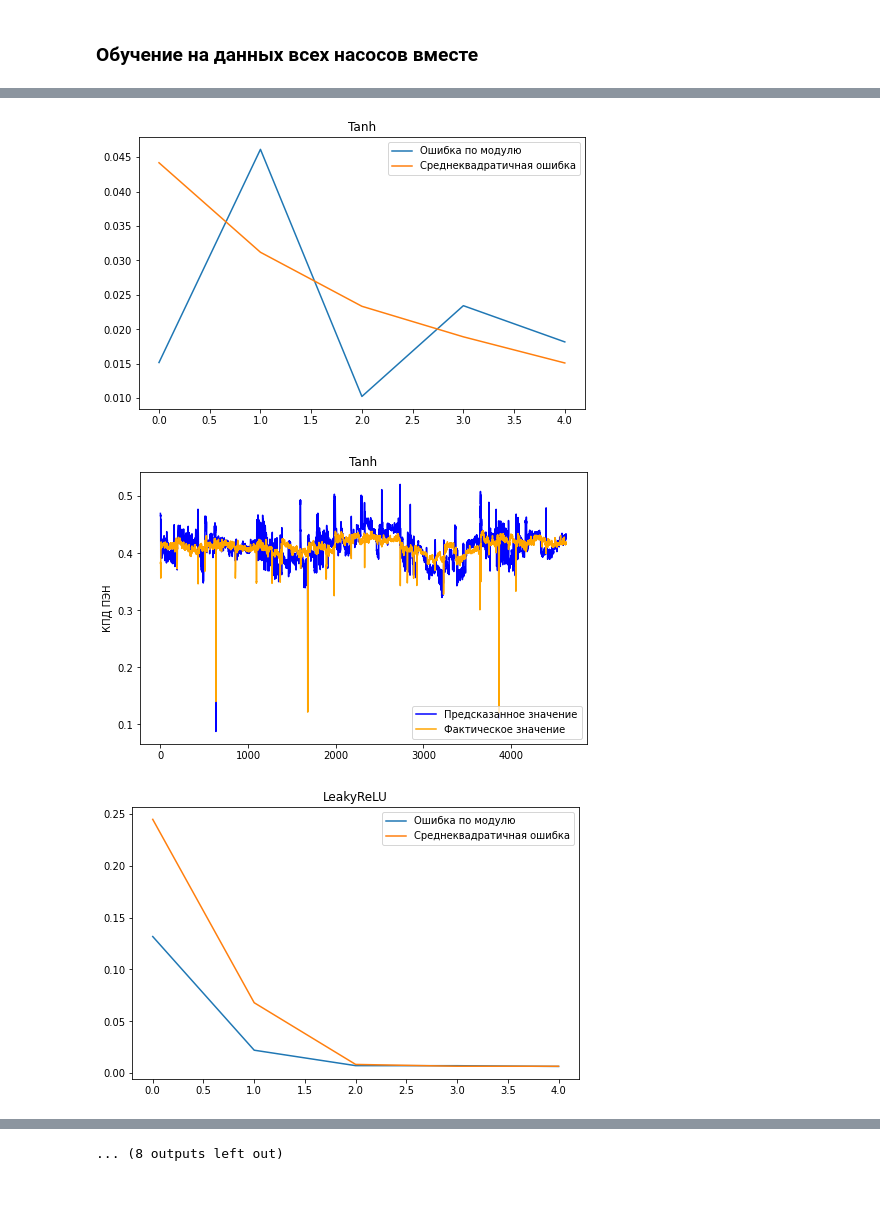
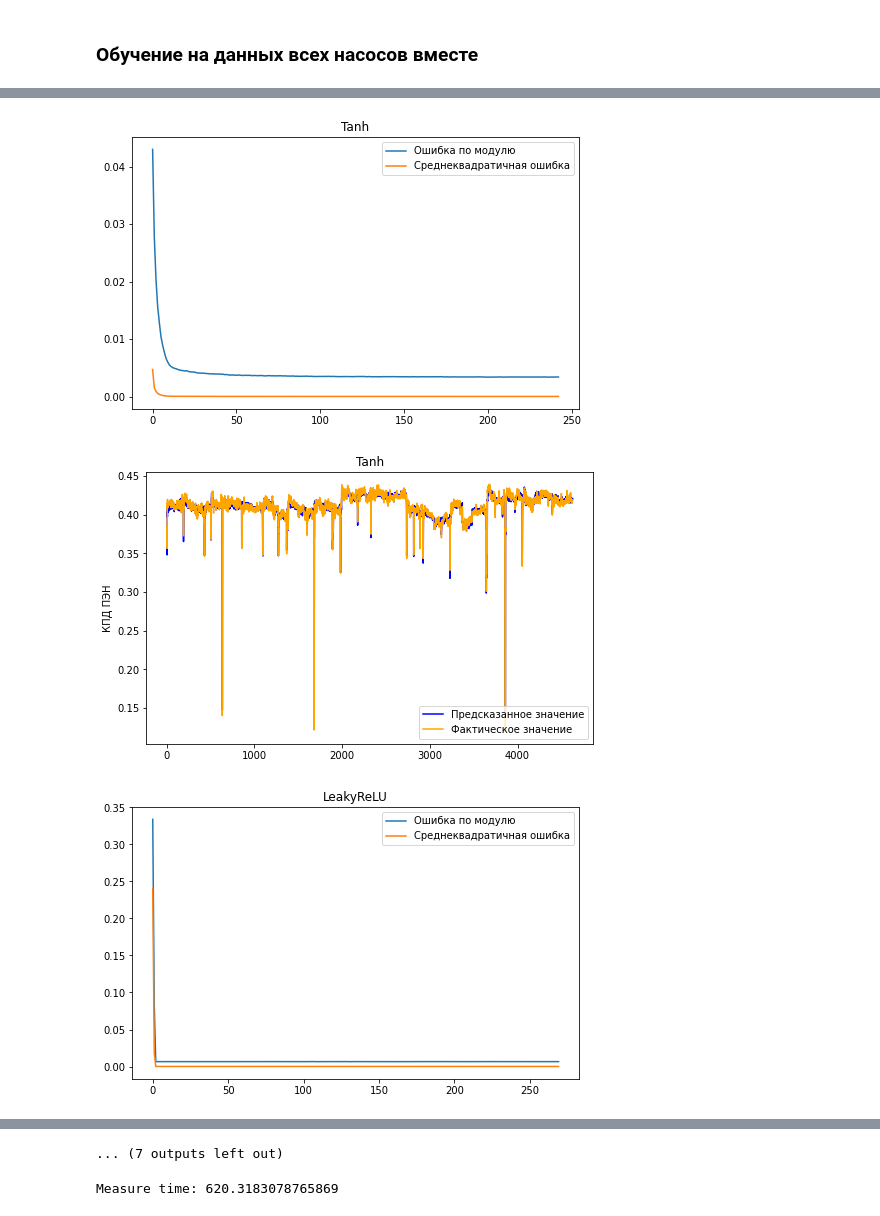
Before and after one commit to edodo1337/diplom, a Jupyter notebook: research/Диплом copy.ipynb, the cells around one changed output, grey strips where cells are left out. Saved outputs shown, nothing was run; the diff lists cells and outputs as text; code cells hidden in the pictures.

```diff
--- a/research/Диплом copy.ipynb
+++ b/research/Диплом copy.ipynb
@@ -1272,10 +1272,11 @@ from tensorflow.keras.layers import LeakyReLU
 start_time = time()
 
 class NNTrainer:
-    def __init__(self, title, EPOCHS=5, patience=500):
+    def __init__(self, title, EPOCHS=3000, patience=200):
         self.EPOCHS = EPOCHS
         self.patience = patience
         self.title = title
+        self.model = None
 
     def build_model(self, train_dataset):
         pass
@@ -1300,7 +1301,7 @@ class NNTrainer:
         EPOCHS = self.EPOCHS
         patience = self.patience
 
-        model = self.build_model(train_dataset)
+        self.model = self.build_model(train_dataset)
 
         early_stop = keras.callbacks.EarlyStopping(monitor='val_loss', patience=patience)
 
@@ -1311,11 +1312,13 @@ class NNTrainer:
                 if epoch%100== 0:
                     print(f"\rProgress {title} {epoch}/{EPOCHS} mae:{logs['mae']}, mse:{logs['mse']}", end='')
 
-        history = model.fit(normed_train_data, train_labels, epochs=EPOCHS,
+        history = self.model.fit(normed_train_data, train_labels, epochs=EPOCHS,
                             validation_split = 0.2, verbose=0, callbacks=[early_stop, PrintDot()])
-        loss, mae, mse = model.evaluate(normed_test_data, test_labels, verbose=2)
+        loss, mae, mse = self.model.evaluate(normed_test_data, test_labels, verbose=2)
         print("Testing set (#{}) MAE: {:5.10f}, MSE: {:5.10f}".format(self.title, mae, mse))
-        test_predictions = model.predict(normed_test_data).flatten()
+        test_predictions = self.model.predict(normed_test_data).flatten()
+
+        self.model.save(self.title)
         return history.history, history.epoch, mae, mse, test_labels, test_predictions
 
 
@@ -1463,9 +1468,9 @@ def plot_history(history, epochs, trainer):
     fig8 = plt.figure()
     ax8 = fig8.add_subplot(111)
 
-    ax8.plot(epochs, history['val_mae'],
+    ax8.plot(epochs, history['mae'],
            label = f'Ошибка по модулю')
-    ax8.plot(epochs, history['mae'],
+    ax8.plot(epochs, history['mse'],
            label= f'Среднеквадратичная ошибка')
     ax8.set_title(trainer.title)
     ax8.legend(loc='upper right')
@@ -1517,11 +1522,12 @@ def calc_and_save(trainers, processes=8):
 
     for results, trainer in zip(_results, trainers):
         plot_after_train(results[4], results[5], results[0], results[1], trainer)
+        out_dict[trainer.title] = (results, trainer)
 
     pool.close()
     pool.join()
 
-    return out_dicts
+    return out_dict
 # %%
 nn_trainer1 = ReLU64_64("ReLU 64-64")
 nn_trainer2 = Sigmoid("Sigmoid")
@@ -1547,6 +1553,7 @@ nn_trainer9 = ReLU12_12_12("ReLU 12-12-12")
 # pump_nn9 = calc_and_save([nn_trainer9])
 # pump_nn9 = pump_nn9[0]
 
-calc_and_save([nn_trainer1, nn_trainer2, nn_trainer3, nn_trainer4, nn_trainer5, nn_trainer6, nn_trainer7,
-               nn_trainer8, nn_trainer9])
+trainers = [nn_trainer1, nn_trainer2, nn_trainer3, nn_trainer4, nn_trainer5, nn_trainer6, nn_trainer7,
+               nn_trainer8, nn_trainer9]
+results_all = calc_and_save(trainers)
 # %% [output]
@@ -1575,3 +1581,3 @@ Testing set (#ReLU 12-12-12) MAE: 0.0062215445, MSE: 0.0000567929
-[figure, old version]
+[figure, new version]
-[figure, old version]
+[figure, new version]
-[figure, old version]
+[figure, new version]
@@ -1582 +1588,5 @@ Testing set (#ReLU 12-12-12) MAE: 0.0062215445, MSE: 0.0000567929
-... (8 outputs left out)
+... (7 outputs left out)
+# %%
+print("Measure time:", time()-start_time)
+# %% [output]
+Measure time: 620.3183078765869
```
Also changed, not shown: parts of 9 cells of this notebook, 45 other files.
